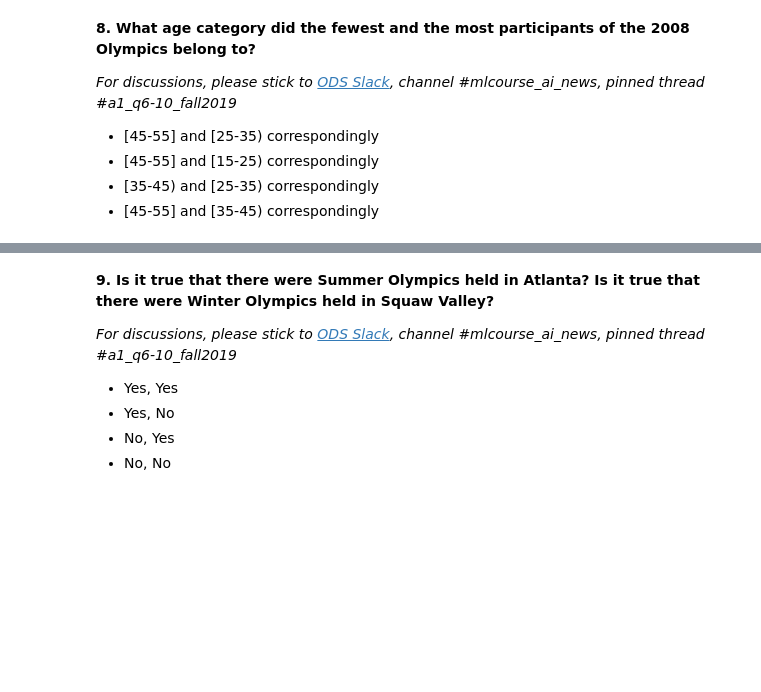
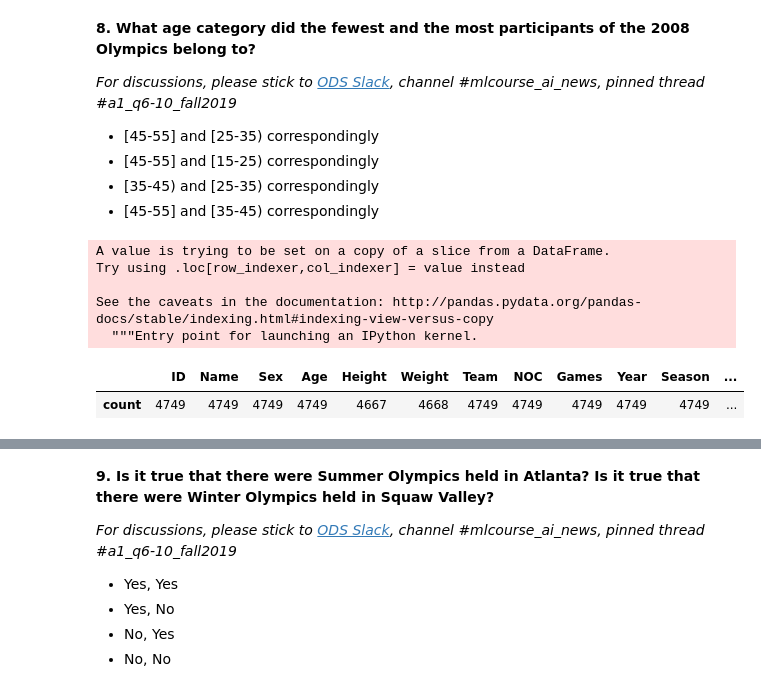
Before and after one commit to SeroIv/mlcourse.ai, a Jupyter notebook: assignment1_pandas_olympic.ipynb, the cells around one changed output, grey strips where cells are left out. Saved outputs shown, nothing was run; the diff lists cells and outputs as text; code cells hidden in the pictures; blank space fills up the shorter version.

```diff
--- a/assignment1_pandas_olympic.ipynb
+++ b/assignment1_pandas_olympic.ipynb
@@ -237,0 +248,13 @@ __8. What age category did the fewest and the most participants of the 2008 Olym
+# %%
+fewest_data = data[(data.Games == '2008 Summer')]
+# %%
+fewest_data['age_groups'] = pd.cut(fewest_data.Age, bins=[15, 24], labels=['[15-25)'])
+fewest_data[(fewest_data.age_groups == '[15-25)')].drop_duplicates(subset=['ID']).agg(['count'])
+# %% [output]
+A value is trying to be set on a copy of a slice from a DataFrame.
+Try using .loc[row_indexer,col_indexer] = value instead
+
+See the caveats in the documentation: http://pandas.pydata.org/pandas-docs/stable/indexing.html#indexing-view-versus-copy
+  """Entry point for launching an IPython kernel.
+|  | ID | Name | Sex | Age | Height | Weight | Team | NOC | Games | Year | Season | ... |
+| count | 4749 | 4749 | 4749 | 4749 | 4667 | 4668 | 4749 | 4749 | 4749 | 4749 | 4749 | ... |
```
Also changed, not shown: parts of 16 cells of this notebook.
